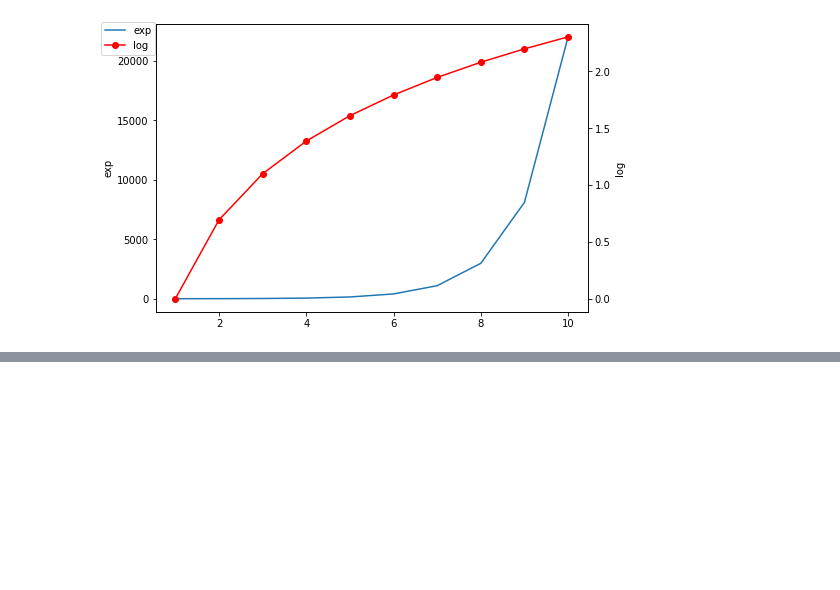
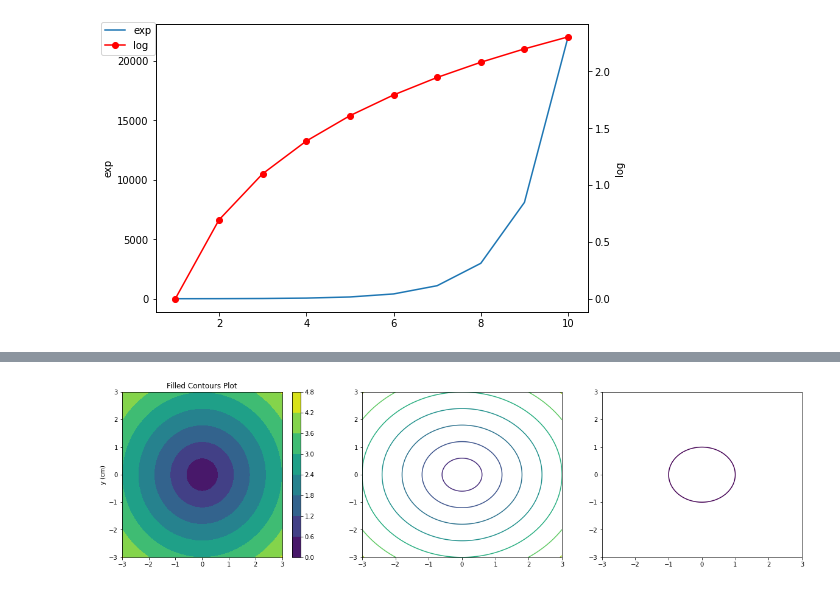
Before and after one commit to aiyuyun2015/matplotlib_tutorial, a Jupyter notebook: 2022_python_1.ipynb, the cells around one changed output, grey strips where cells are left out. Cells and saved outputs as stored; diff of their text form; code cells hidden in the pictures; blank space fills up the shorter version.

Commit message:
add contours

```diff
--- a/2022_python_1.ipynb
+++ b/2022_python_1.ipynb
@@ -295,0 +346,23 @@ plt.show()
+# %%
+xlist = np.linspace(-3.0, 3.0, 100)
+ylist = np.linspace(-3.0, 3.0, 100)
+X, Y = np.meshgrid(xlist, ylist) # note, X.shape = (100, 100), Y.shape = (100, 100)
+
+Z = np.sqrt(X**2 + Y**2) # note Z.shape = (100, 100)
+fig,ax=plt.subplots(1,3, figsize=(20, 5))
+cp = ax[0].contourf(X, Y, Z)
+fig.colorbar(cp, ax=ax[0]) # Add a colorbar to a plot
+ax[0].set_title('Filled Contours Plot')
+#ax.set_xlabel('x (cm)')
+ax[0].set_ylabel('y (cm)')
+
+# make the second plot, with levels
+#Z = np.ones(len(X))
+cp2 = ax[1].contour(X, Y, Z)
+
+# if we only show one level
+cp2 = ax[2].contour(X, Y, Z, levels=[1])
+
+plt.show()
+# %% [output]
+[figure, added]
```
Also changed, not shown: parts of 9 cells of this notebook, 1 other file.
